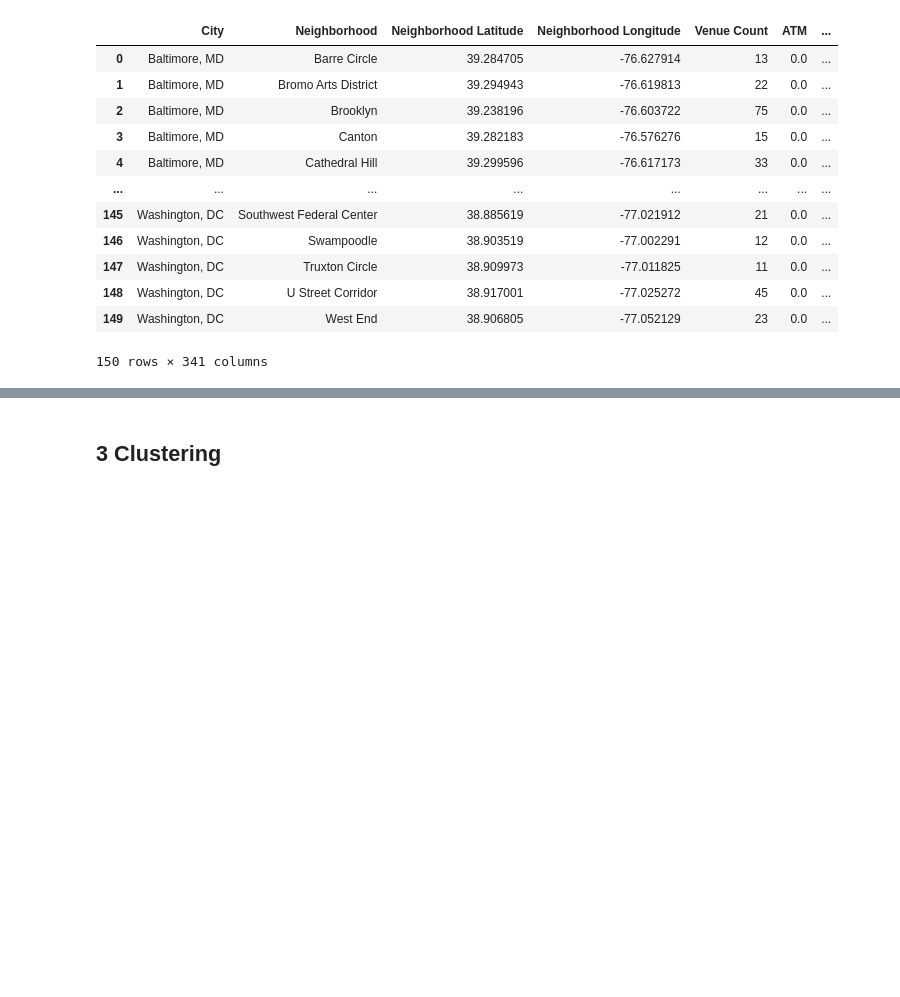
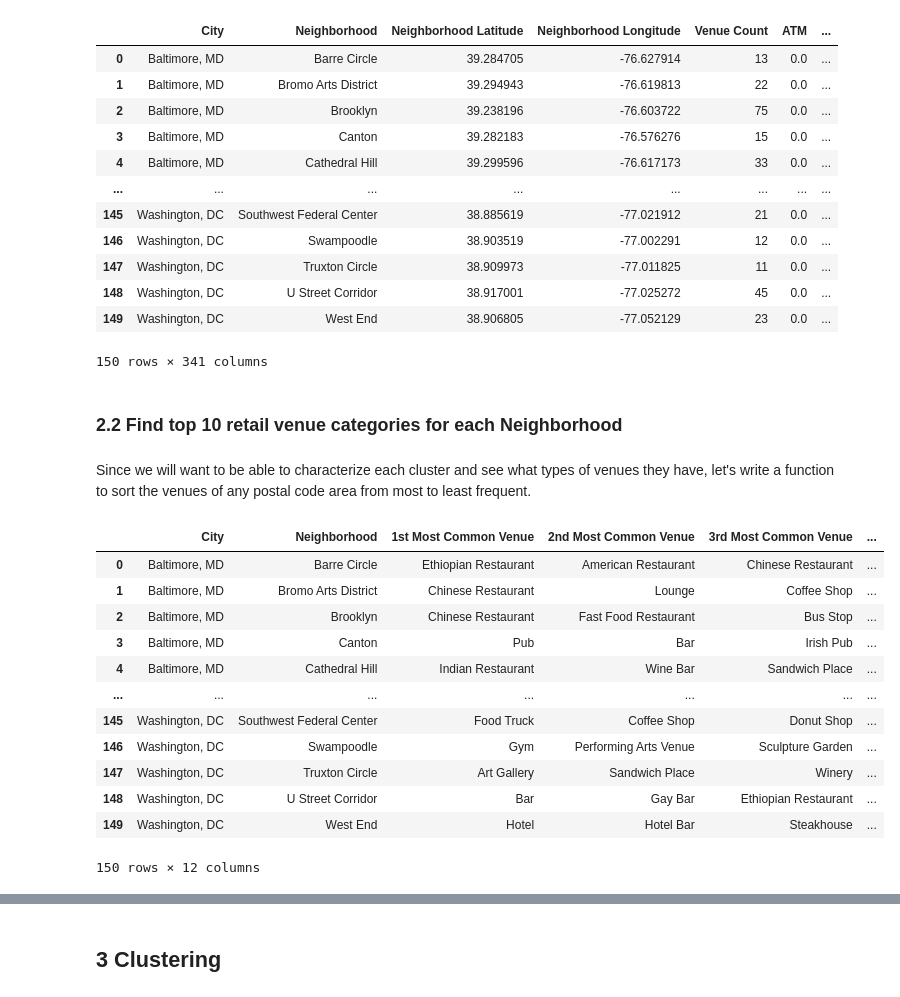
Before and after one commit to mphill82/Coursera_Capstone, a Jupyter notebook: Retail_Inference_notebook.ipynb, the cells around one changed output, grey strips where cells are left out. Cells and saved outputs as stored; diff of their text form; code cells hidden in the pictures; blank space fills up the shorter version.

```diff
--- a/Retail_Inference_notebook.ipynb
+++ b/Retail_Inference_notebook.ipynb
@@ -638,0 +550,4 @@ all_cats_df.to_csv('all_cats_df.csv',index=False)
+# %% [markdown]
+### 2.2 Find top 10 retail venue categories for each Neighborhood
+# %% [markdown]
+Since we will want to be able to characterize each cluster and see what types of venues they have, let's write a function to sort the venues of any postal code area from most to least frequent.
@@ -638,0 +560,38 @@ all_cats_df.to_csv('all_cats_df.csv',index=False)
+# %%
+temp_df=categories_df.drop(['Neighborhood Latitude','Neighborhood Longitude','Venue Count'],axis=1)
+
+num_top_venues = 10
+
+indicators = ['st', 'nd', 'rd']
+
+# create columns according to number of top venues
+columns = ['City','Neighborhood']
+for ind in np.arange(num_top_venues):
+    try:
+        columns.append('{}{} Most Common Venue'.format(ind+1, indicators[ind]))
+    except:
+        columns.append('{}th Most Common Venue'.format(ind+1))
+
+# create a new dataframe
+top_cats_by_neigh = pd.DataFrame(columns=columns)
+top_cats_by_neigh[['City','Neighborhood']] = temp_df[['City','Neighborhood']]
+
+for ind in np.arange(temp_df.shape[0]):
+    top_cats_by_neigh.iloc[ind, 2:] = return_most_common_venues(temp_df.iloc[ind, :], num_top_venues)
+
+top_cats_by_neigh.to_csv('top_cats_by_neigh.csv', index=False)
+top_cats_by_neigh
+# %% [output]
+|  | City | Neighborhood | 1st Most Common Venue | 2nd Most Common Venue | 3rd Most Common Venue | ... |
+| 0 | Baltimore, MD | Barre Circle | Ethiopian Restaurant | American Restaurant | Chinese Restaurant | ... |
+| 1 | Baltimore, MD | Bromo Arts District | Chinese Restaurant | Lounge | Coffee Shop | ... |
+| 2 | Baltimore, MD | Brooklyn | Chinese Restaurant | Fast Food Restaurant | Bus Stop | ... |
+| 3 | Baltimore, MD | Canton | Pub | Bar | Irish Pub | ... |
+| 4 | Baltimore, MD | Cathedral Hill | Indian Restaurant | Wine Bar | Sandwich Place | ... |
+| ... | ... | ... | ... | ... | ... | ... |
+| 145 | Washington, DC | Southwest Federal Center | Food Truck | Coffee Shop | Donut Shop | ... |
+| 146 | Washington, DC | Swampoodle | Gym | Performing Arts Venue | Sculpture Garden | ... |
+| 147 | Washington, DC | Truxton Circle | Art Gallery | Sandwich Place | Winery | ... |
+| 148 | Washington, DC | U Street Corridor | Bar | Gay Bar | Ethiopian Restaurant | ... |
+| 149 | Washington, DC | West End | Hotel | Hotel Bar | Steakhouse | ... |
+150 rows × 12 columns
```
Also changed, not shown: parts of 54 cells of this notebook, 23 other files.
